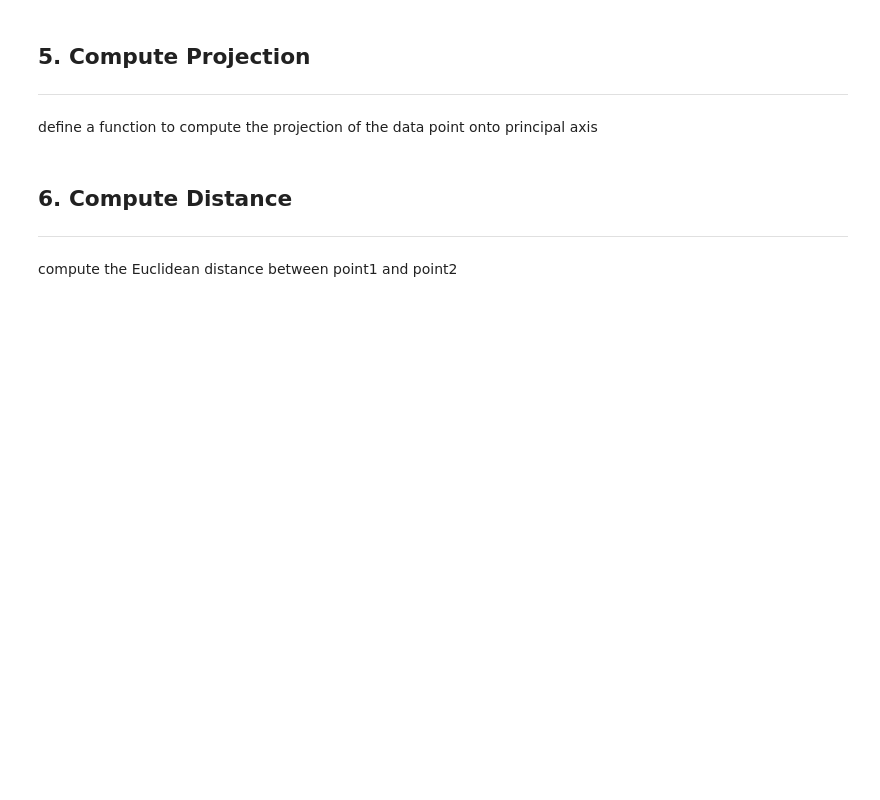
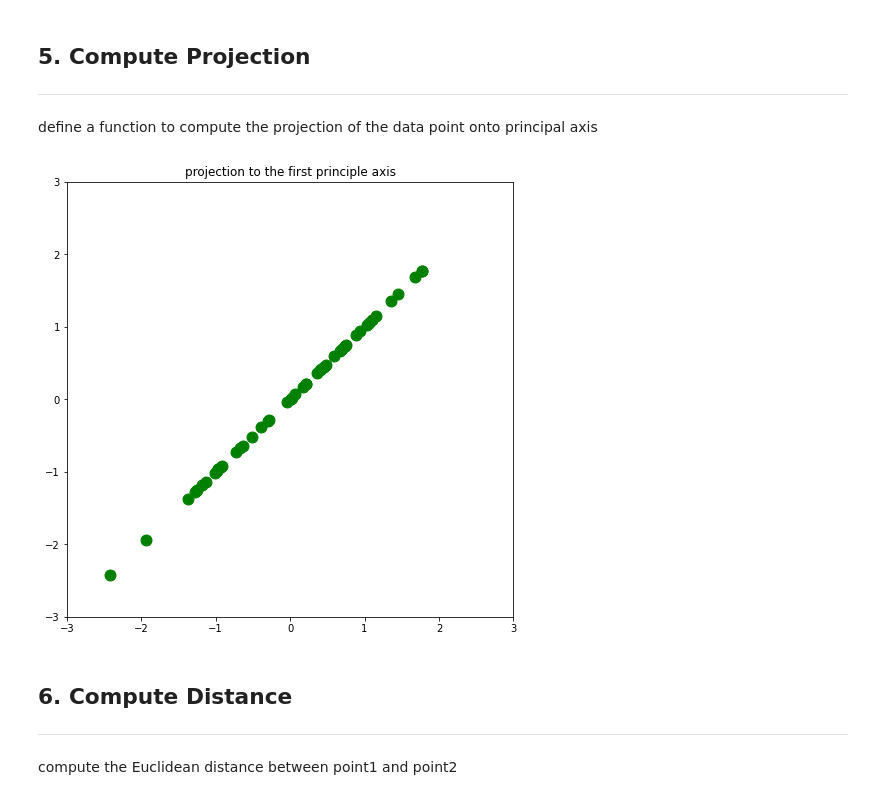
Before and after one commit to wkdthf21/Machine-Learning-Assignment, a Jupyter notebook: 08/Principal Component Analysis.ipynb, the cells around one changed output. Saved outputs shown, nothing was run; the diff lists cells and outputs as text; code cells hidden in the pictures; blank space fills up the shorter version.

Commit message:
Assignment #08 : define function to compute the projection of the data point onto principal axis

```diff
--- a/08/Principal Component Analysis.ipynb
+++ b/08/Principal Component Analysis.ipynb
@@ -95,7 +97,8 @@ def compute_principal_direction(covariance):
 
     return v
 # %%
-print(compute_principal_direction(covar).shape)
+principal_direction = compute_principal_direction(covar)
+print(principal_direction.shape)
 # %% [output]
 (50, 50)
 # %% [markdown]
@@ -103,12 +106,26 @@ print(compute_principal_direction(covar).shape)
 <hr>
 
 define a function to compute the projection of the data point onto principal axis
-# %%
-def compute_projection(point, axis):
-
-    projection =
-
-    return projection
+# %%
+def compute_projection(point, axis):
+
+    Z = np.dot(axis.T, point)
+    projection = np.dot(axis, Z)
+    npx, npy = normalize_data(projection[0,:], projection[1,:])
+
+    return npx, npy
+# %%
+axis1 = X.dot(principal_direction[:, :1])
+npx1, npy1 = compute_projection(X, axis1)
+# %%
+plt.figure(figsize = (8, 8))
+plt.scatter(npx1, npy1, c = 'green', marker = 'o', s = 120)
+plt.xlim(-3, 3)
+plt.ylim(-3, 3)
+plt.title('projection to the first principle axis')
+plt.show()
+# %% [output]
+[figure, added]
 # %% [markdown]
 ## 6. Compute Distance
 <hr>
```
Also changed, not shown: parts of 2 cells of this notebook.
